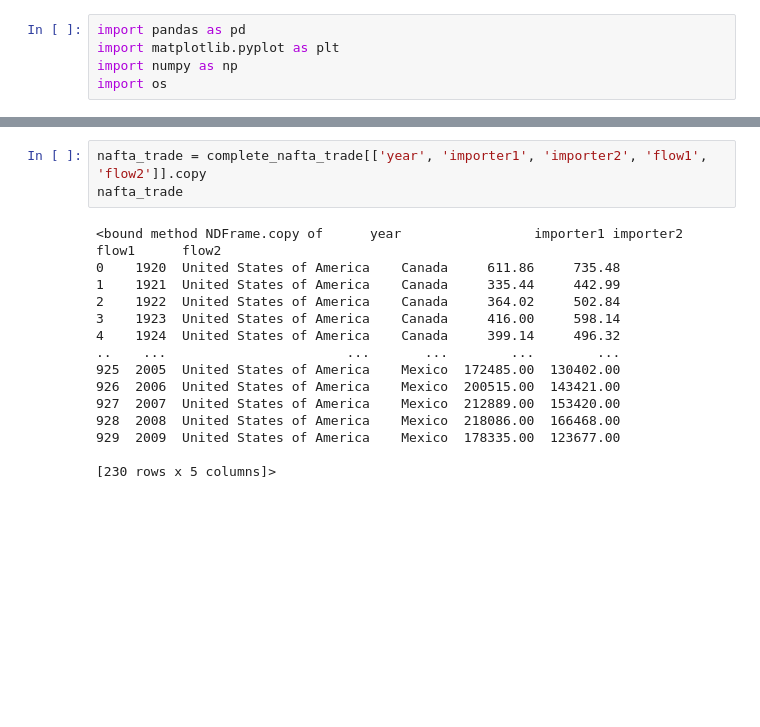
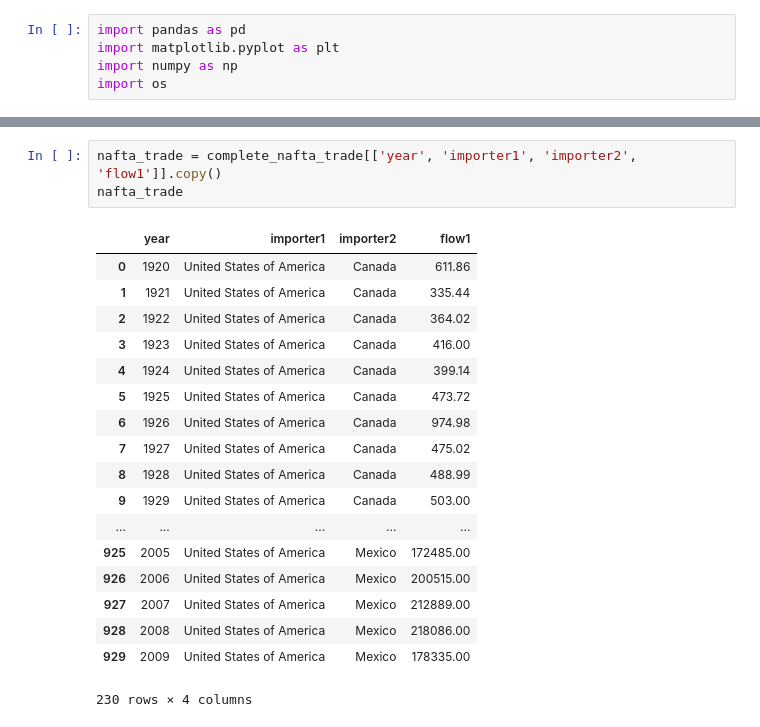
Before and after one commit to philipayazi/Project1_BorderEntries, a Jupyter notebook: Border_Entries_and _Trade.ipynb, the cells around one changed output, grey strips where cells are left out. Cells and saved outputs as stored; diff of their text form; blank space fills up the shorter version.

```diff
--- a/Border_Entries_and _Trade.ipynb
+++ b/Border_Entries_and _Trade.ipynb
@@ -73,20 +86,24 @@ complete_nafta_trade
 | 929 | 2.0 | 70 | 2009 | United States of America | Mexico | 178335.00 | 123677.00 | 2 | 2 | ... |
 230 rows × 14 columns
 # %%
-nafta_trade = complete_nafta_trade[['year', 'importer1', 'importer2', 'flow1', 'flow2']].copy
+nafta_trade = complete_nafta_trade[['year', 'importer1', 'importer2', 'flow1']].copy()
 nafta_trade
 # %% [output]
+|  | year | importer1 | importer2 | flow1 |
+| 0 | 1920 | United States of America | Canada | 611.86 |
+| 1 | 1921 | United States of America | Canada | 335.44 |
+| 2 | 1922 | United States of America | Canada | 364.02 |
+| 3 | 1923 | United States of America | Canada | 416.00 |
+| 4 | 1924 | United States of America | Canada | 399.14 |
+| 5 | 1925 | United States of America | Canada | 473.72 |
+| 6 | 1926 | United States of America | Canada | 974.98 |
+| 7 | 1927 | United States of America | Canada | 475.02 |
+| 8 | 1928 | United States of America | Canada | 488.99 |
+| 9 | 1929 | United States of America | Canada | 503.00 |
+| ... | ... | ... | ... | ... |
+| 925 | 2005 | United States of America | Mexico | 172485.00 |
+| 926 | 2006 | United States of America | Mexico | 200515.00 |
+| 927 | 2007 | United States of America | Mexico | 212889.00 |
+| 928 | 2008 | United States of America | Mexico | 218086.00 |
+| 929 | 2009 | United States of America | Mexico | 178335.00 |
-<bound method NDFrame.copy of      year                 importer1 importer2      flow1      flow2
-0    1920  United States of America    Canada     611.86     735.48
-1    1921  United States of America    Canada     335.44     442.99
-2    1922  United States of America    Canada     364.02     502.84
-3    1923  United States of America    Canada     416.00     598.14
-4    1924  United States of America    Canada     399.14     496.32
-..    ...                       ...       ...        ...        ...
-925  2005  United States of America    Mexico  172485.00  130402.00
-926  2006  United States of America    Mexico  200515.00  143421.00
-927  2007  United States of America    Mexico  212889.00  153420.00
-928  2008  United States of America    Mexico  218086.00  166468.00
-929  2009  United States of America    Mexico  178335.00  123677.00
-
-[230 rows x 5 columns]>
+230 rows × 4 columns
```
Also changed, not shown: parts of 13 cells of this notebook.
